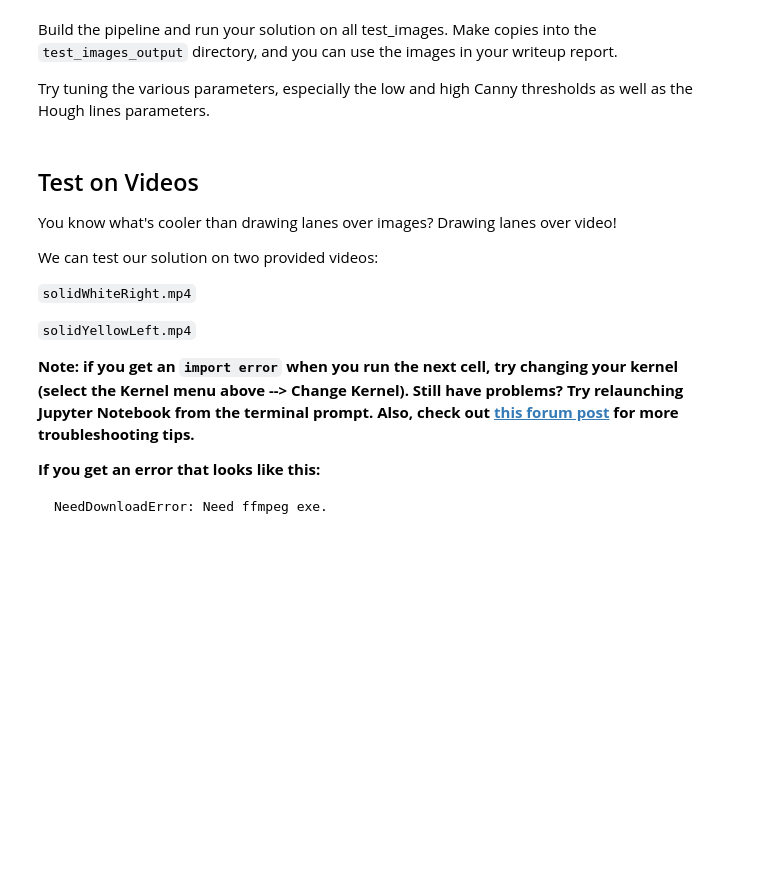
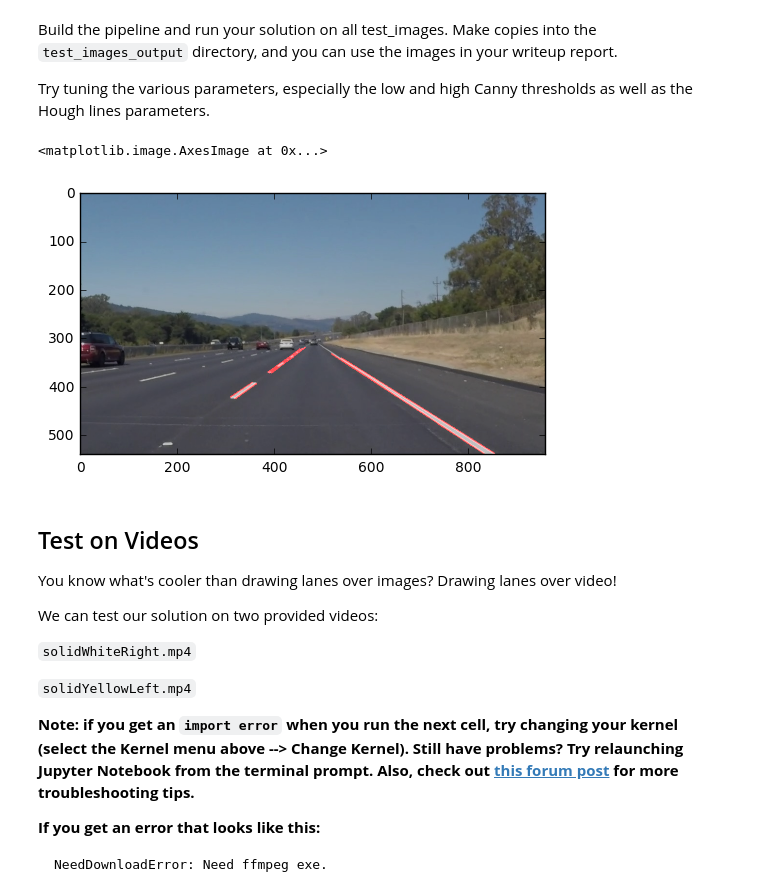
Before and after one commit to Mdcrab02/CarND-LaneLines-P1, a Jupyter notebook: P1.ipynb, the cells around one changed output. Drawn from its saved outputs; the diff is of its cells as text; code cells hidden in the pictures; blank space fills up the shorter version.

Commit message:
First image
Finished run on first test image

```diff
--- a/P1.ipynb
+++ b/P1.ipynb
@@ -189,0 +195,33 @@ Try tuning the various parameters, especially the low and high Canny thresholds
+# %%
+# TODO: Build your pipeline that will draw lane lines on the test_images
+# then save them to the test_images directory.
+# test_images_output directory
+%matplotlib inline
+
+#First test image - solidwhiteright
+#Read in the image
+test1_img = mpimg.imread('test_images/solidWhiteRight.jpg')
+#Make it gray...t
+test1 = grayscale(test1_img)
+#Show it
+#plt.imshow(test1, cmap='gray')
+#gaussian transform
+test1_gauss = gaussian_blur(test1, 5)
+#plt.imshow(test1_gauss)
+#canny transform
+test1_canny = canny(test1_gauss,50,150)
+#plt.imshow(test1_canny, cmap='Greys_r')
+#mask image edges
+imshape = test1_img.shape
+vert = vertices = np.array([[(0,imshape[0]),(450, 320), (490, 320), (imshape[1],imshape[0])]], dtype=np.int32)
+test1_mask = region_of_interest(test1_canny, vert)
+#plt.imshow(test1_mask)
+#hough transform
+test1_hough = hough_lines(test1_mask, 2, np.pi/180, 15, 40, 20)
+#plt.imshow(test1_hough)
+#overlay hough lines on the original image
+test1_weight = weighted_img(test1_hough, test1_img, α=0.8, β=1., λ=0.)
+plt.imshow(test1_weight)
+# %% [output]
+<matplotlib.image.AxesImage at 0x...>
+[figure, added]
```
Also changed, not shown: parts of 4 cells of this notebook, 1 other file.
